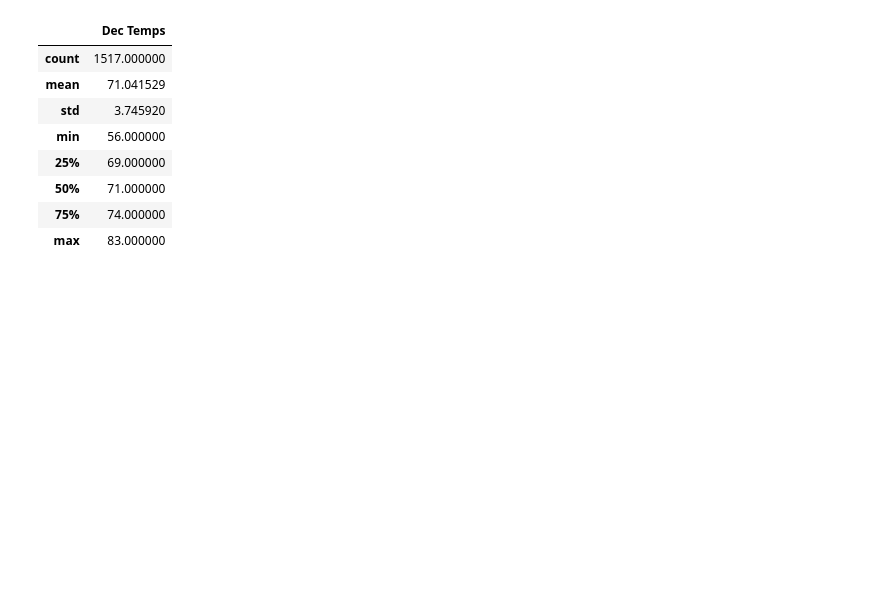
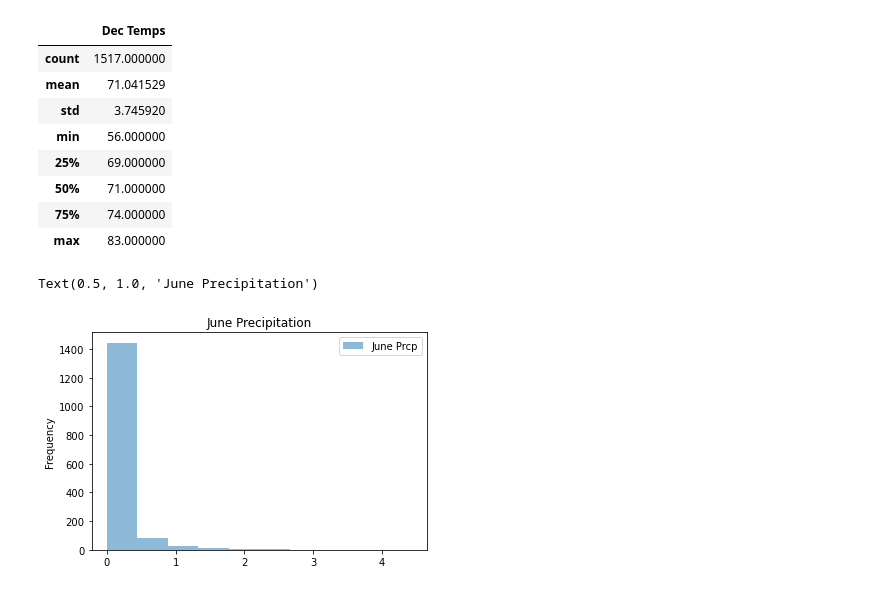
Before and after one commit to cffhr99/Module9-Challenge, a Jupyter notebook: SurfsUp_Challenge.ipynb, the cells around one changed output. Drawn from its saved outputs; the diff is of its cells as text; code cells hidden in the pictures; blank space fills up the shorter version.

```diff
--- a/SurfsUp_Challenge.ipynb
+++ b/SurfsUp_Challenge.ipynb
@@ -83,3 +83,19 @@ dec_df.describe()
 | 50% | 71.000000 |
 | 75% | 74.000000 |
 | max | 83.000000 |
+# %%
+# addition analysis
+june_results_prcp = session.query(Measurement.date, Measurement.prcp).\
+    filter(extract('month', Measurement.date)==6).all()
+
+dec_results_prcp = session.query(Measurement.date, Measurement.prcp).\
+    filter(extract('month', Measurement.date)==12).all()
+# %%
+june_prcp_df = pd.DataFrame(june_results_prcp, columns=['date', 'June Prcp'])
+dec_prcp_df = pd.DataFrame(dec_results_prcp, columns=['date', 'December Prcp'])
+# %%
+june_hist = june_prcp_df.plot.hist(alpha=0.5)
+june_hist.set_title("June Precipitation")
+# %% [output]
+Text(0.5, 1.0, 'June Precipitation')
+[figure, added]
```
Also changed, not shown: parts of 1 cell of this notebook.
